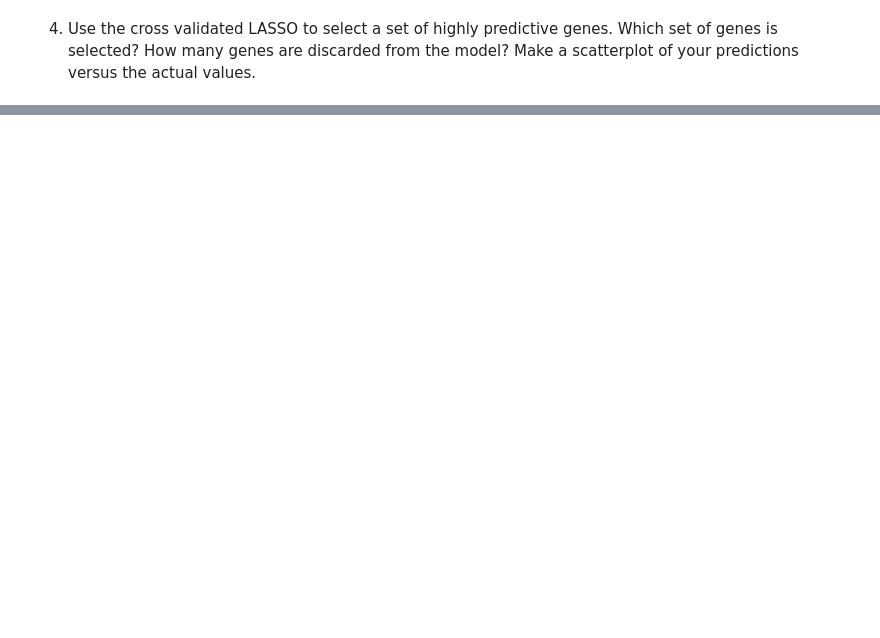
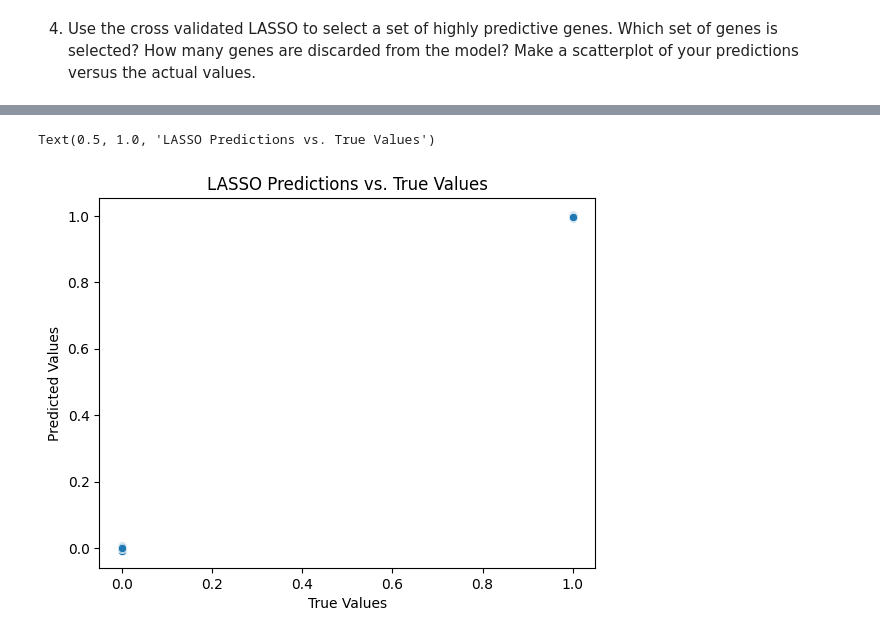
Before and after one commit to oliviapang/scratchpad, a Jupyter notebook: genomics_lab.ipynb, the cells around one changed output, grey strips where cells are left out. Drawn from its saved outputs; the diff is of its cells as text; code cells hidden in the pictures; blank space fills up the shorter version.

```diff
--- a/genomics_lab.ipynb
+++ b/genomics_lab.ipynb
@@ -127,0 +185,10 @@ model = LassoCV(alphas = alpha_grid, cv = 10, random_state = 100)
+# %%
+y_pred = lasso.predict(genes_sc)
+
+sns.scatterplot(x = y, y = y_pred)
+plt.xlabel('True Values')
+plt.ylabel('Predicted Values')
+plt.title('LASSO Predictions vs. True Values')
+# %% [output]
+Text(0.5, 1.0, 'LASSO Predictions vs. True Values')
+[figure, added]
```
Also changed, not shown: parts of 24 cells of this notebook.
